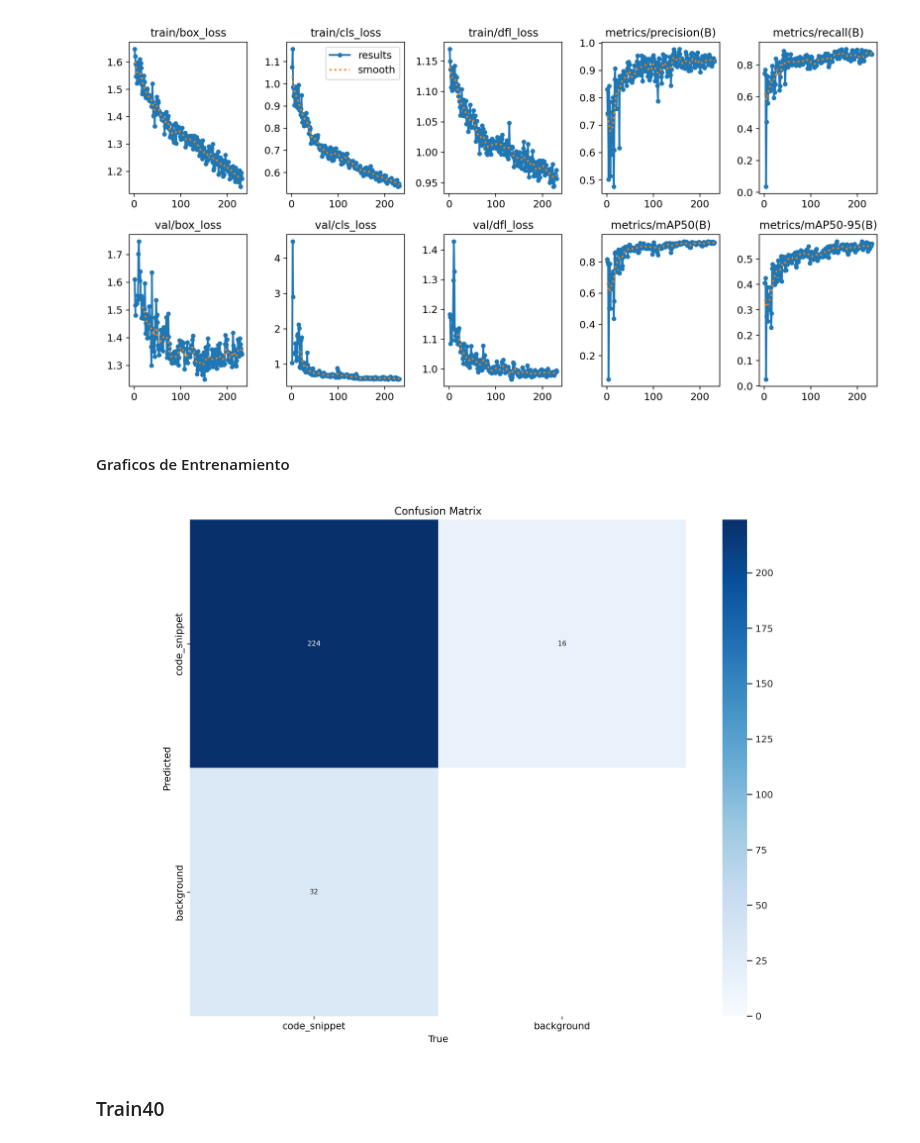
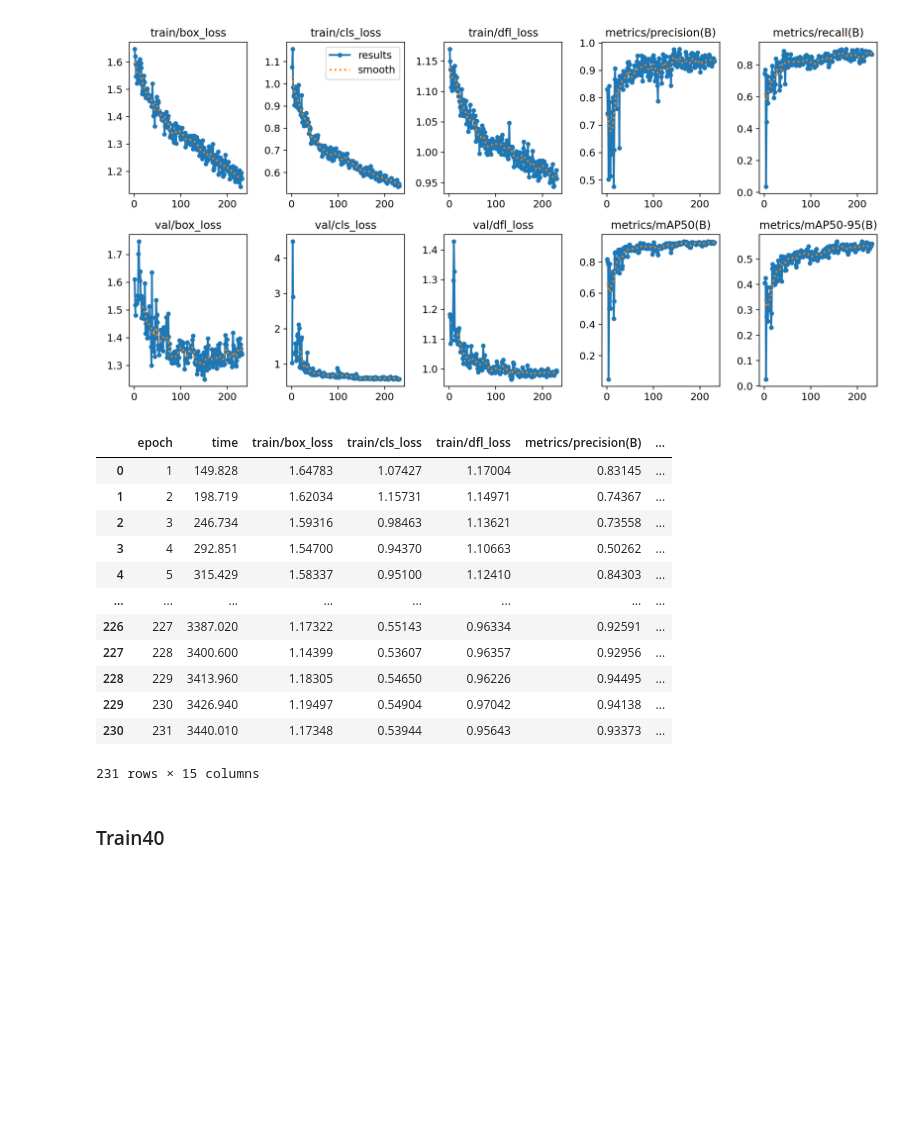
Before and after one commit to LogicMateBot/LogicMate-v1, a Jupyter notebook: notebooks/2_Yolo.ipynb, the cells around one changed output. Drawn from its saved outputs; the diff is of its cells as text; code cells hidden in the pictures; blank space fills up the shorter version.

```diff
--- a/notebooks/2_Yolo.ipynb
+++ b/notebooks/2_Yolo.ipynb
@@ -376,14 +451,26 @@ MATRIX_RESULT_37_IMAGE_DIR = '/root/work/LogicMate_v1/notebooks/__yolov12/yolov1
 Image(filename=MATRIX_RESULT_37_IMAGE_DIR, width=600)
 # %% [output]
 [figure]
-# %% [markdown]
-#### Graficos de Entrenamiento
 # %%
 TRAIN_RESULT_37_IMAGE_DIR = '/root/work/LogicMate_v1/notebooks/__yolov12/yolov12/runs/detect/train37/confusion_matrix.png'
-# %%
-Image(filename=TRAIN_RESULT_37_IMAGE_DIR, width=600)
-# %% [output]
-[figure, removed]
+# %%
+TRAIN_RESULT_37_IMAGE_CSV = '/root/work/LogicMate_v1/notebooks/__yolov12/yolov12/runs/detect/train37/results.csv'
+# %%
+pd.read_csv(TRAIN_RESULT_37_IMAGE_CSV)
+# %% [output]
+|  | epoch | time | train/box_loss | train/cls_loss | train/dfl_loss | metrics/precision(B) | ... |
+| 0 | 1 | 149.828 | 1.64783 | 1.07427 | 1.17004 | 0.83145 | ... |
+| 1 | 2 | 198.719 | 1.62034 | 1.15731 | 1.14971 | 0.74367 | ... |
+| 2 | 3 | 246.734 | 1.59316 | 0.98463 | 1.13621 | 0.73558 | ... |
+| 3 | 4 | 292.851 | 1.54700 | 0.94370 | 1.10663 | 0.50262 | ... |
+| 4 | 5 | 315.429 | 1.58337 | 0.95100 | 1.12410 | 0.84303 | ... |
+| ... | ... | ... | ... | ... | ... | ... | ... |
+| 226 | 227 | 3387.020 | 1.17322 | 0.55143 | 0.96334 | 0.92591 | ... |
+| 227 | 228 | 3400.600 | 1.14399 | 0.53607 | 0.96357 | 0.92956 | ... |
+| 228 | 229 | 3413.960 | 1.18305 | 0.54650 | 0.96226 | 0.94495 | ... |
+| 229 | 230 | 3426.940 | 1.19497 | 0.54904 | 0.97042 | 0.94138 | ... |
+| 230 | 231 | 3440.010 | 1.17348 | 0.53944 | 0.95643 | 0.93373 | ... |
+231 rows × 15 columns
 # %% [markdown]
 ### Train40
 # %% [markdown]
```
Also changed, not shown: parts of 37 cells of this notebook, 3 other files.
